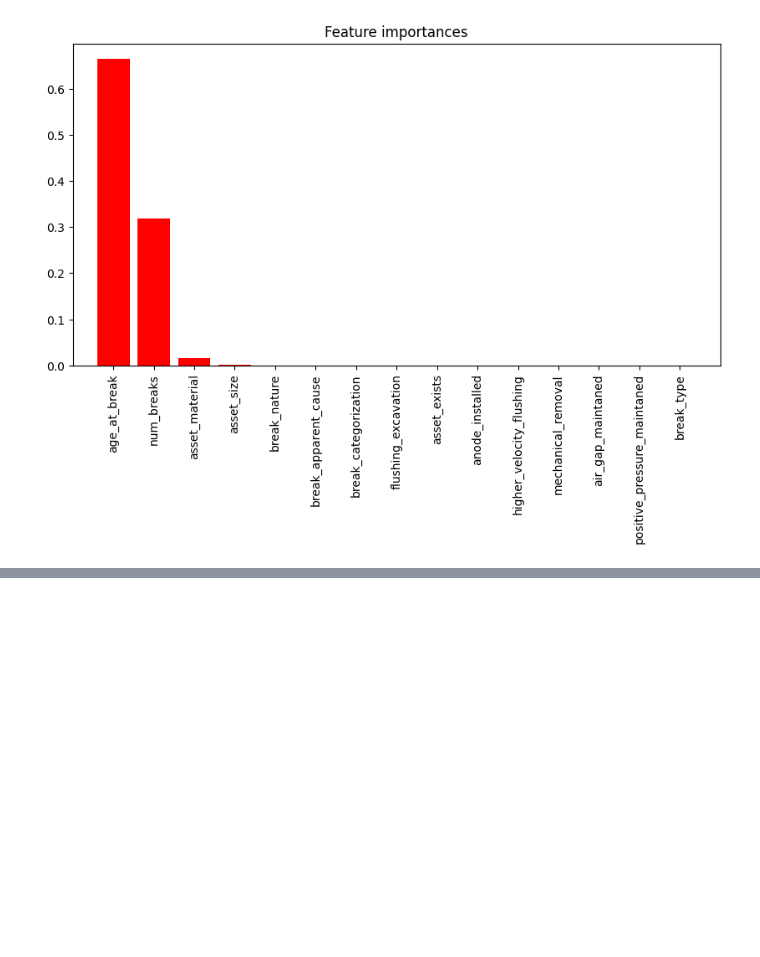
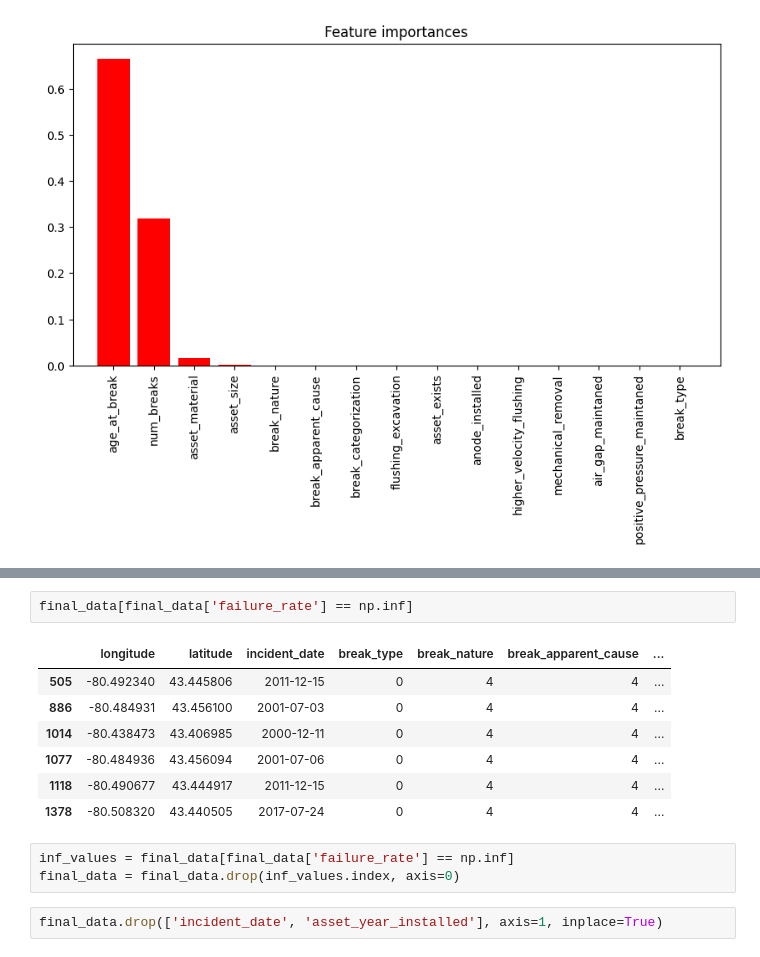
Before and after one commit to js3lliott/water-main-break-prediction-KW, a Jupyter notebook: nbs/04_baseline_model.ipynb, the cells around one changed output, grey strips where cells are left out. Drawn from its saved outputs; the diff is of its cells as text; blank space fills up the shorter version.

```diff
--- a/nbs/04_baseline_model.ipynb
+++ b/nbs/04_baseline_model.ipynb
@@ -120,0 +130,15 @@ plt.show();
+# %%
+final_data[final_data['failure_rate'] == np.inf]
+# %% [output]
+|  | longitude | latitude | incident_date | break_type | break_nature | break_apparent_cause | ... |
+| 505 | -80.492340 | 43.445806 | 2011-12-15 | 0 | 4 | 4 | ... |
+| 886 | -80.484931 | 43.456100 | 2001-07-03 | 0 | 4 | 4 | ... |
+| 1014 | -80.438473 | 43.406985 | 2000-12-11 | 0 | 4 | 4 | ... |
+| 1077 | -80.484936 | 43.456094 | 2001-07-06 | 0 | 4 | 4 | ... |
+| 1118 | -80.490677 | 43.444917 | 2011-12-15 | 0 | 4 | 4 | ... |
+| 1378 | -80.508320 | 43.440505 | 2017-07-24 | 0 | 4 | 4 | ... |
+# %%
+inf_values = final_data[final_data['failure_rate'] == np.inf]
+final_data = final_data.drop(inf_values.index, axis=0)
+# %%
+final_data.drop(['incident_date', 'asset_year_installed'], axis=1, inplace=True)
```
Also changed, not shown: parts of 6 cells of this notebook.
